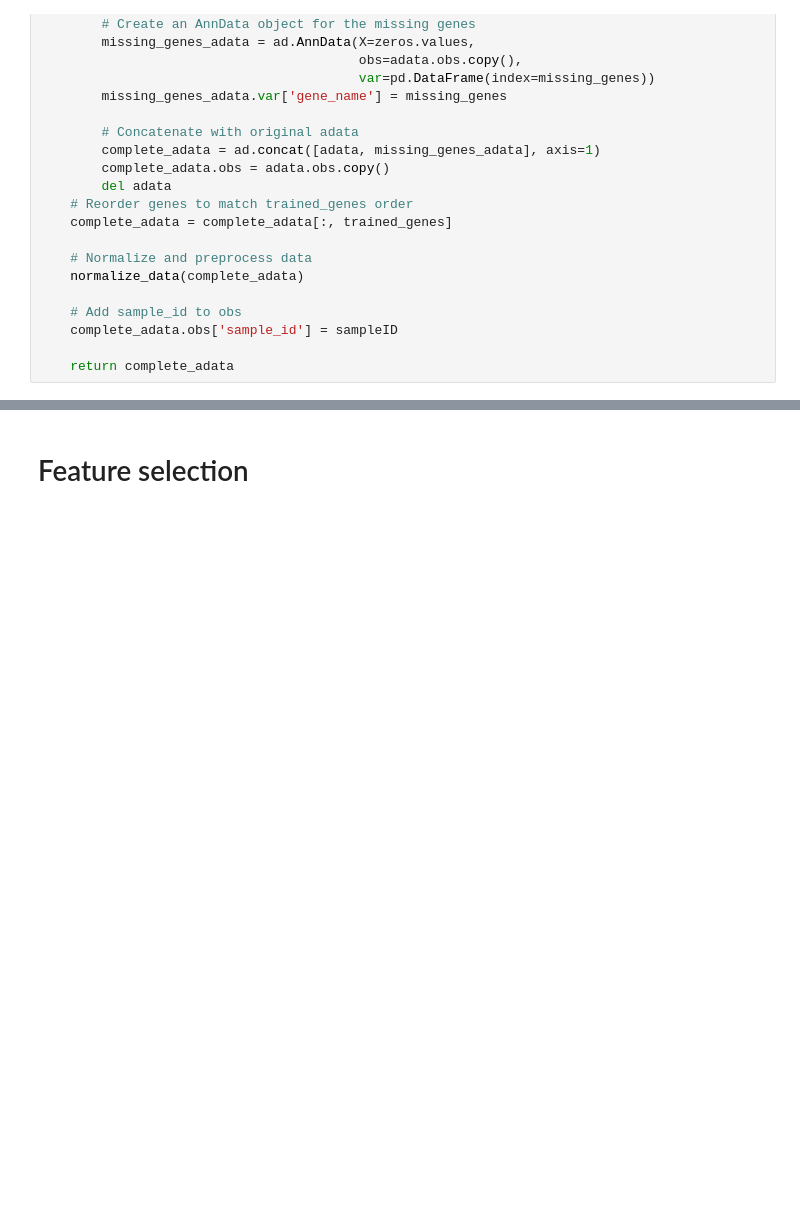
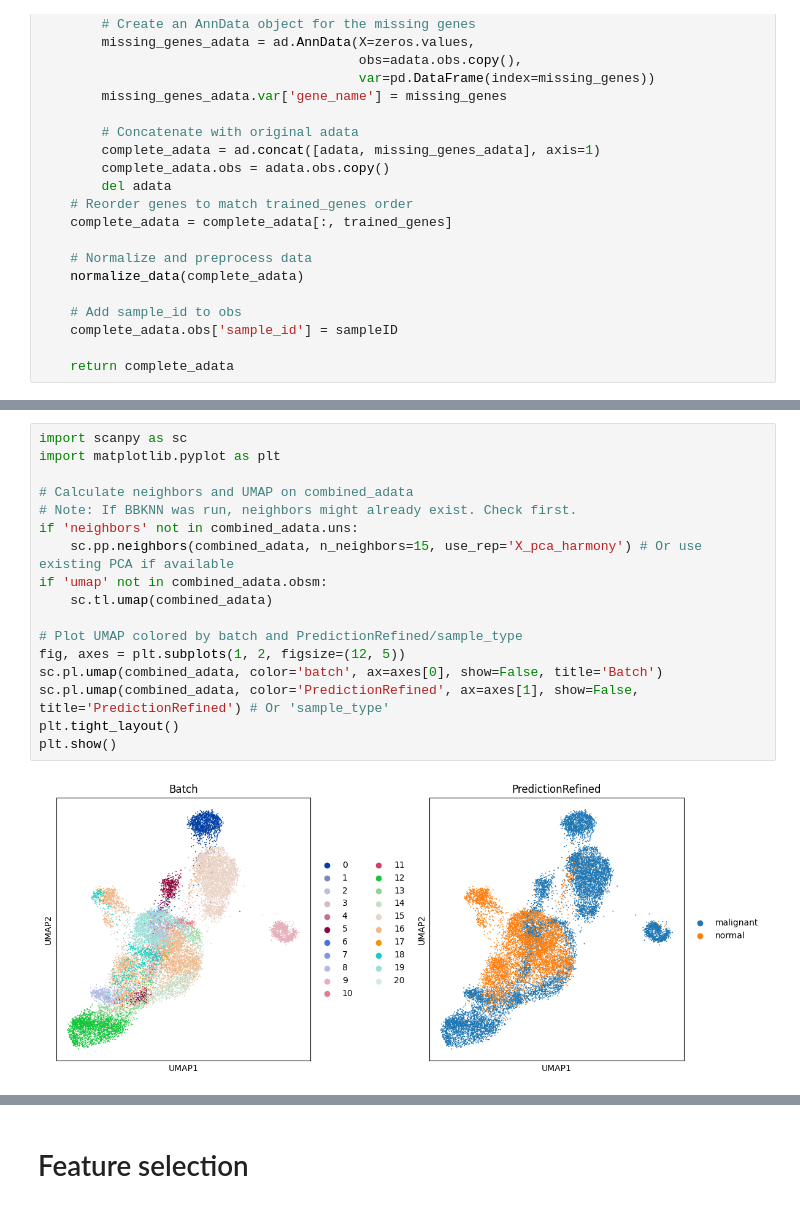
Before and after one commit to ejmockler/ML-AML, a Jupyter notebook: ml-aml.ipynb, the cells around one changed output, grey strips where cells are left out. Drawn from its saved outputs; the diff is of its cells as text; blank space fills up the shorter version.

```diff
--- a/ml-aml.ipynb
+++ b/ml-aml.ipynb
@@ -402,3 +476,22 @@ Number of genes upregulated in malignant cells: 2035
+# %%
+import scanpy as sc
+import matplotlib.pyplot as plt
+
+# Calculate neighbors and UMAP on combined_adata
+# Note: If BBKNN was run, neighbors might already exist. Check first.
+if 'neighbors' not in combined_adata.uns:
+    sc.pp.neighbors(combined_adata, n_neighbors=15, use_rep='X_pca_harmony') # Or use existing PCA if available
+if 'umap' not in combined_adata.obsm:
+    sc.tl.umap(combined_adata)
+
+# Plot UMAP colored by batch and PredictionRefined/sample_type
+fig, axes = plt.subplots(1, 2, figsize=(12, 5))
+sc.pl.umap(combined_adata, color='batch', ax=axes[0], show=False, title='Batch')
+sc.pl.umap(combined_adata, color='PredictionRefined', ax=axes[1], show=False, title='PredictionRefined') # Or 'sample_type'
+plt.tight_layout()
+plt.show()
+# %% [output]
+[figure, added]
 # %%
 combined_adata_upregulated
 # %% [output]
```
Also changed, not shown: parts of 27 cells of this notebook, 1 other file.
